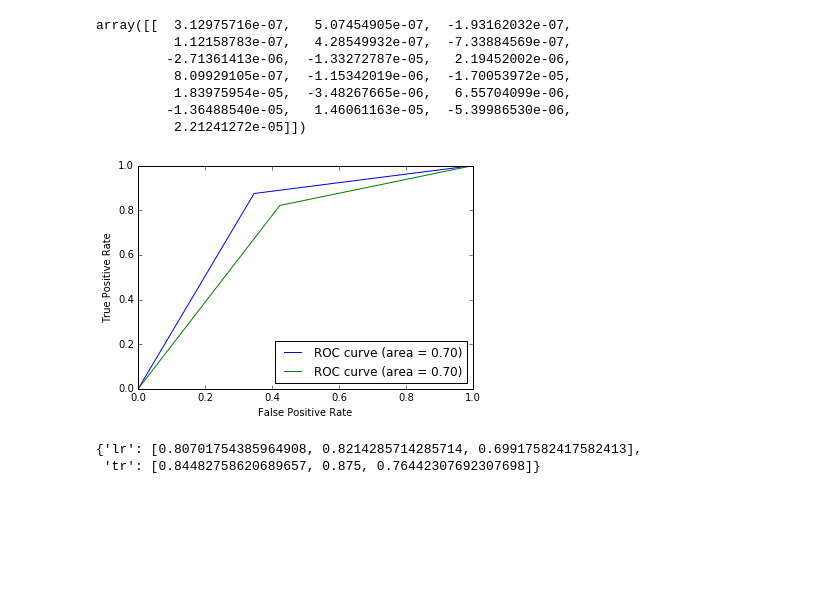
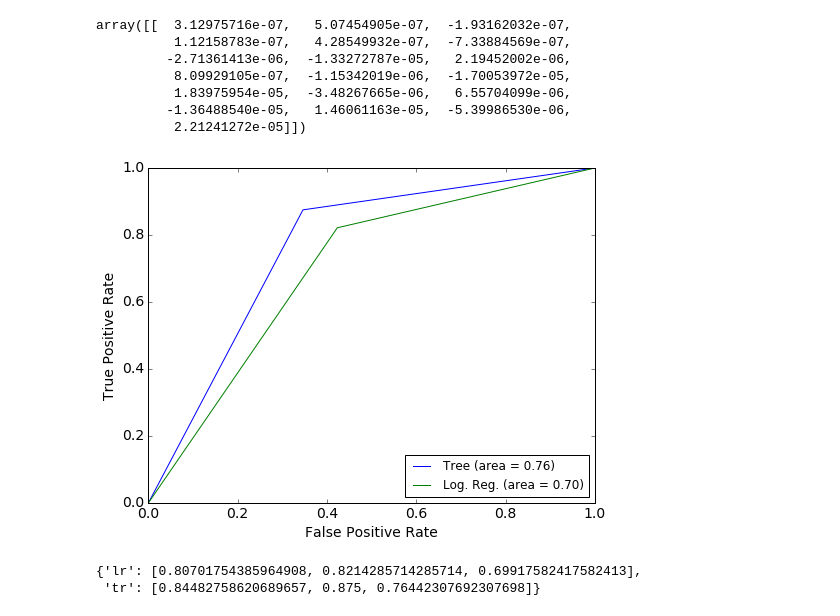
Before and after one commit to EremeykinS/final, a Jupyter notebook: final test.ipynb, the cells around one changed output. Cells and saved outputs as stored; diff of their text form; code cells hidden in the pictures; blank space fills up the shorter version.

```diff
--- a/final test.ipynb
+++ b/final test.ipynb
@@ -185,28 +185,31 @@ array([[  3.12975716e-07,   5.07454905e-07,  -1.93162032e-07,
 # %%
 from sklearn.metrics import roc_curve, auc, precision_score, recall_score
 
 clfs = [('tr', tr), ('lr', lr)]
 plts = {}
 metr = {}
 
 for clf in clfs:
     clf_name, clf = clf
     fpr, tpr, _ = roc_curve(y_test, clf.predict(X_test), pos_label=2)
     plts[clf_name] = (fpr, tpr)
     metr[clf_name] = ([precision_score(y_test, clf.predict(X_test), pos_label=2), recall_score(y_test, clf.predict(X_test), pos_label=2), auc(fpr, tpr)])
 
-
-
-# Plot of a ROC curve for a specific class
-plt.figure()
-plt.plot(*plts['tr'], *plts['lr'], label='ROC curve (area = %0.2f)' % roc_auc)
-plt.xlabel('False Positive Rate')
-plt.ylabel('True Positive Rate')
+# Plot of a ROC curve
+plt.figure(figsize=(8, 6), dpi=160,)
+# We change the fontsize of minor ticks label
+plt.tick_params(axis='both', which='major', labelsize=14)
+# plt.tick_params(axis='both', which='minor', labelsize=14)
+font = {'size'   : 14}
+plt.plot(*plts['tr'], label='Tree (area = %0.2f)' % metr['tr'][2])
+plt.plot(*plts['lr'], label='Log. Reg. (area = %0.2f)' % metr['lr'][2])
+plt.xlabel('False Positive Rate', **font)
+plt.ylabel('True Positive Rate', **font)
 plt.legend(loc="lower right")
 plt.show()
 
 metr
 # %% [output]
-[figure, old version]
+[figure, new version]
 {'lr': [0.80701754385964908, 0.8214285714285714, 0.69917582417582413],
  'tr': [0.84482758620689657, 0.875, 0.76442307692307698]}
```
